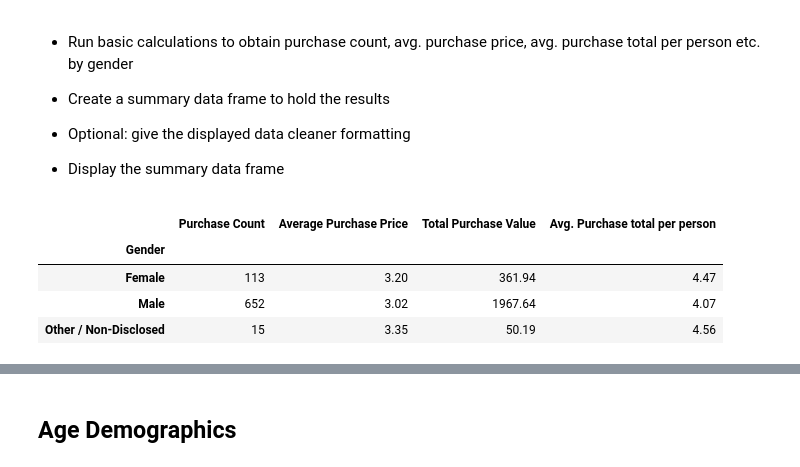
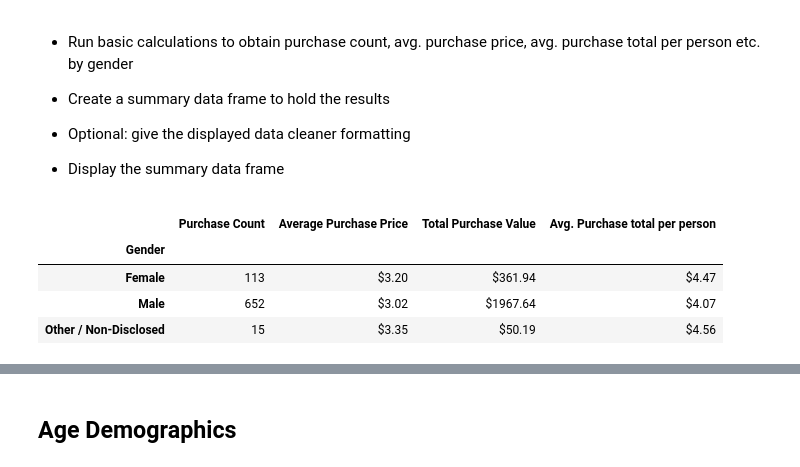
Before and after one commit to SybileC/pandas-challenge, a Jupyter notebook: HeroesOfPymoli/02-Homework_04-Pandas_Instructions_HeroesOfPymoli_HeroesOfPymoli_starter.ipynb, the cells around one changed output, grey strips where cells are left out. Saved outputs shown, nothing was run; the diff lists cells and outputs as text; code cells hidden in the pictures.

```diff
--- a/HeroesOfPymoli/02-Homework_04-Pandas_Instructions_HeroesOfPymoli_HeroesOfPymoli_starter.ipynb
+++ b/HeroesOfPymoli/02-Homework_04-Pandas_Instructions_HeroesOfPymoli_HeroesOfPymoli_starter.ipynb
@@ -167,16 +100,17 @@ gender_demographics
 # %%
 gender_purchase = HeroesOfPymoli_data.loc[:, ["SN", "Gender", "Price"]]
 grouped_gender = gender_purchase.groupby(["Gender"])
 purchase_count = grouped_gender.count()["Price"]
-average_price = round(grouped_gender.mean()["Price"], 2)
+average_price = grouped_gender.mean()["Price"]
 total_purchase = round(grouped_gender.sum()["Price"], 2)
 total_person = round((total_purchase / gender), 2)
-purchasing_analysis = pd.DataFrame({"Purchase Count": purchase_count, "Average Purchase Price": average_price,
+purchasing_data = pd.DataFrame({"Purchase Count": purchase_count, "Average Purchase Price": average_price,
                                    "Total Purchase Value": total_purchase, "Avg. Purchase total per person": total_person})
-purchasing_analysis
+format_df = {"Average Purchase Price":'${:,.2f}', "Total Purchase Value": '${:}', "Avg. Purchase total per person": '${:}'}
+purchasing_data.style.format(format_df)
 # %% [output]
 |  | Purchase Count | Average Purchase Price | Total Purchase Value | Avg. Purchase total per person |
 | Gender |  |  |  |  |
-| Female | 113 | 3.20 | 361.94 | 4.47 |
-| Male | 652 | 3.02 | 1967.64 | 4.07 |
-| Other / Non-Disclosed | 15 | 3.35 | 50.19 | 4.56 |
+| Female | 113 | $3.20 | $361.94 | $4.47 |
+| Male | 652 | $3.02 | $1967.64 | $4.07 |
+| Other / Non-Disclosed | 15 | $3.35 | $50.19 | $4.56 |
```
Also changed, not shown: parts of 21 cells of this notebook.
